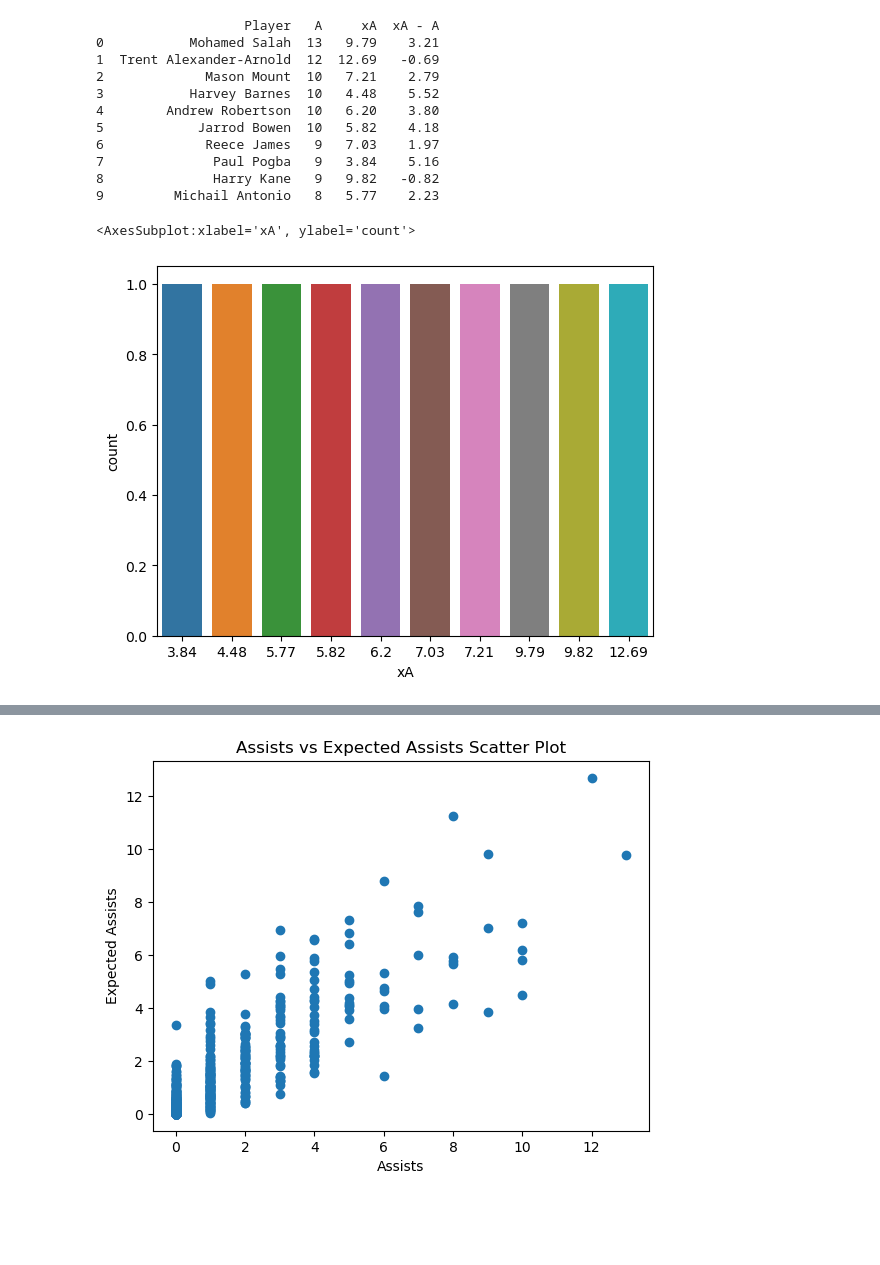
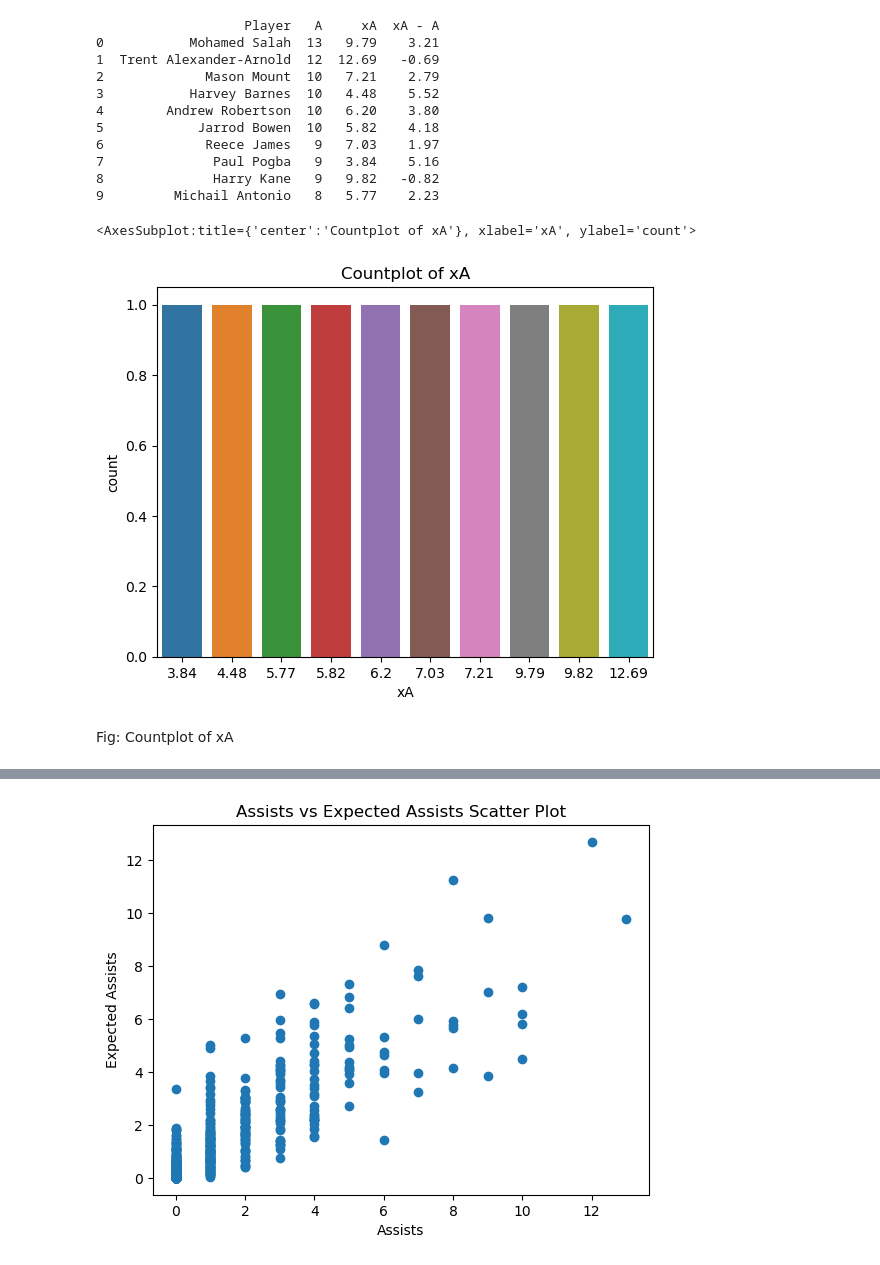
Before and after one commit to ubco-W2022T2-data301/group26, a Jupyter notebook: analysis/analysisImtiaz.ipynb, the cells around one changed output, grey strips where cells are left out. Cells and saved outputs as stored; diff of their text form; code cells hidden in the pictures; blank space fills up the shorter version.

Commit message:
added labels and explanations of data visualization

```diff
--- a/analysis/analysisImtiaz.ipynb
+++ b/analysis/analysisImtiaz.ipynb
@@ -160,8 +169,11 @@ print(df2)
 8              Harry Kane   9   9.82   -0.82
 9         Michail Antonio   8   5.77    2.23
 # %%
+plt.title('Countplot of xA')
 sns.countplot(x=df2["xA"])
 # %% [output]
-<AxesSubplot:xlabel='xA', ylabel='count'>
+<AxesSubplot:title={'center':'Countplot of xA'}, xlabel='xA', ylabel='count'>
-[figure, old version]
+[figure, new version]
+# %% [markdown]
+Fig: Countplot of xA
 # %%
```
Also changed, not shown: parts of 23 cells of this notebook, 1 other file.
